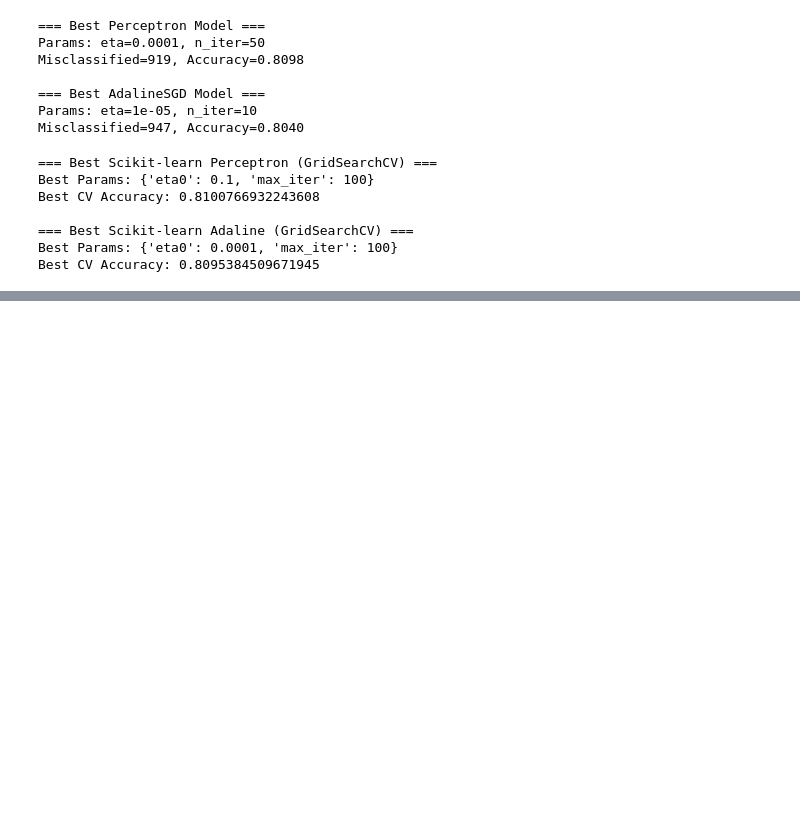
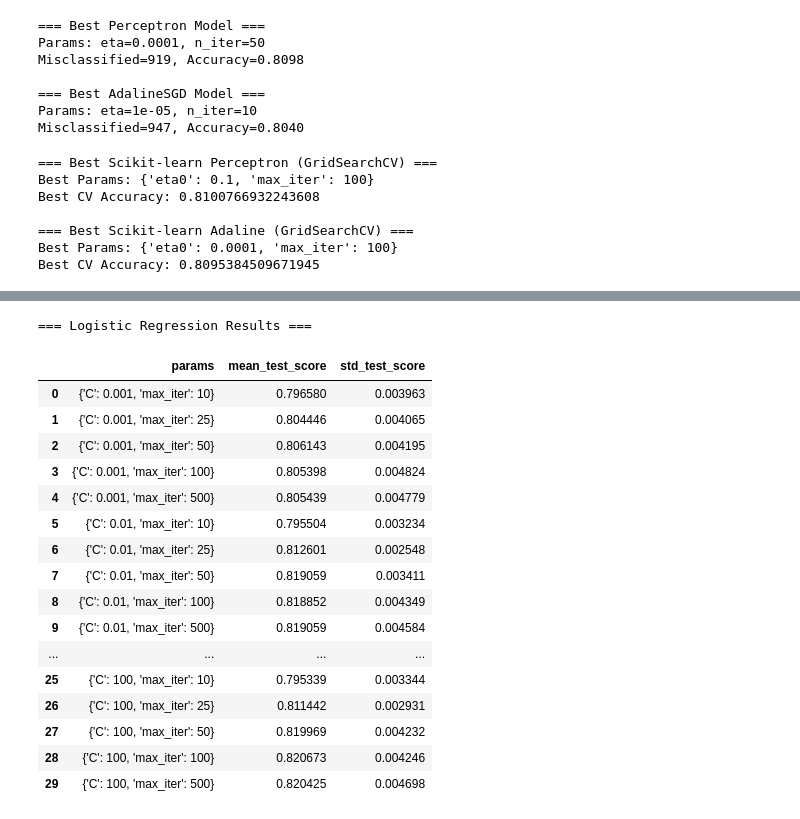
Before and after one commit to cedricstrobel/DASC_Project1, a Jupyter notebook: ML_Ckassifiers_P1_P2.ipynb, the cells around one changed output, grey strips where cells are left out. Drawn from its saved outputs; the diff is of its cells as text; code cells hidden in the pictures; blank space fills up the shorter version.

Commit message:
Logistic Regression and SVM have now been added, along with conceptual questions

```diff
--- a/ML_Ckassifiers_P1_P2.ipynb
+++ b/ML_Ckassifiers_P1_P2.ipynb
@@ -488,0 +594,27 @@ C:\Users\andre\OneDrive - University of Arkansas\Desktop\Andrew_Branch_ML
+# %%
+
+# Convert cv_results_ into a DataFrame
+lgr_results = pd.DataFrame(grid_lgr.cv_results_)
+
+# Show params + mean test score
+print("=== Logistic Regression Results ===")
+lgr_results[['params', 'mean_test_score', 'std_test_score']]
+# %% [output]
+=== Logistic Regression Results ===
+|  | params | mean_test_score | std_test_score |
+| 0 | {'C': 0.001, 'max_iter': 10} | 0.796580 | 0.003963 |
+| 1 | {'C': 0.001, 'max_iter': 25} | 0.804446 | 0.004065 |
+| 2 | {'C': 0.001, 'max_iter': 50} | 0.806143 | 0.004195 |
+| 3 | {'C': 0.001, 'max_iter': 100} | 0.805398 | 0.004824 |
+| 4 | {'C': 0.001, 'max_iter': 500} | 0.805439 | 0.004779 |
+| 5 | {'C': 0.01, 'max_iter': 10} | 0.795504 | 0.003234 |
+| 6 | {'C': 0.01, 'max_iter': 25} | 0.812601 | 0.002548 |
+| 7 | {'C': 0.01, 'max_iter': 50} | 0.819059 | 0.003411 |
+| 8 | {'C': 0.01, 'max_iter': 100} | 0.818852 | 0.004349 |
+| 9 | {'C': 0.01, 'max_iter': 500} | 0.819059 | 0.004584 |
+| ... | ... | ... | ... |
+| 25 | {'C': 100, 'max_iter': 10} | 0.795339 | 0.003344 |
+| 26 | {'C': 100, 'max_iter': 25} | 0.811442 | 0.002931 |
+| 27 | {'C': 100, 'max_iter': 50} | 0.819969 | 0.004232 |
+| 28 | {'C': 100, 'max_iter': 100} | 0.820673 | 0.004246 |
+| 29 | {'C': 100, 'max_iter': 500} | 0.820425 | 0.004698 |
```
Also changed, not shown: parts of 12 cells of this notebook, 3 other files.
